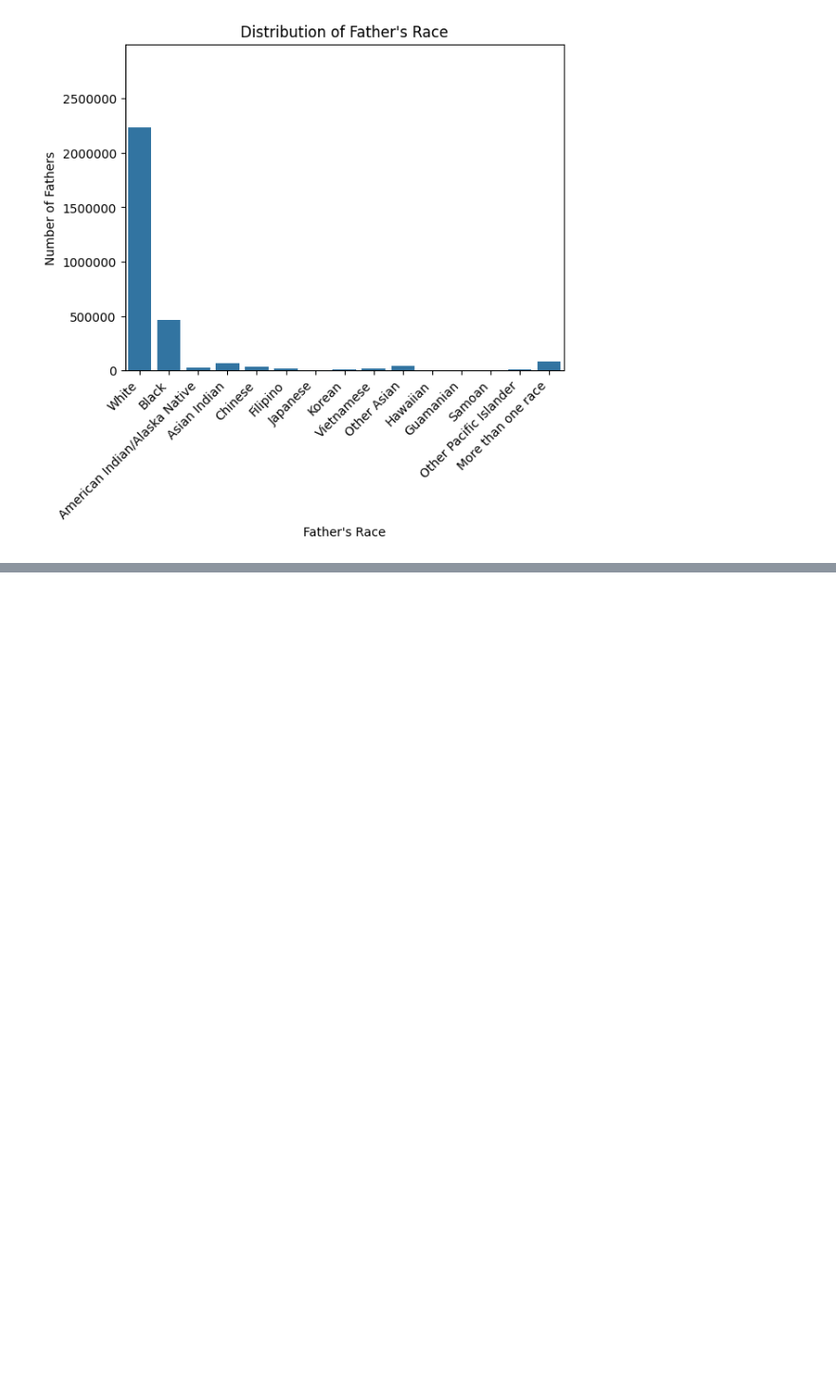
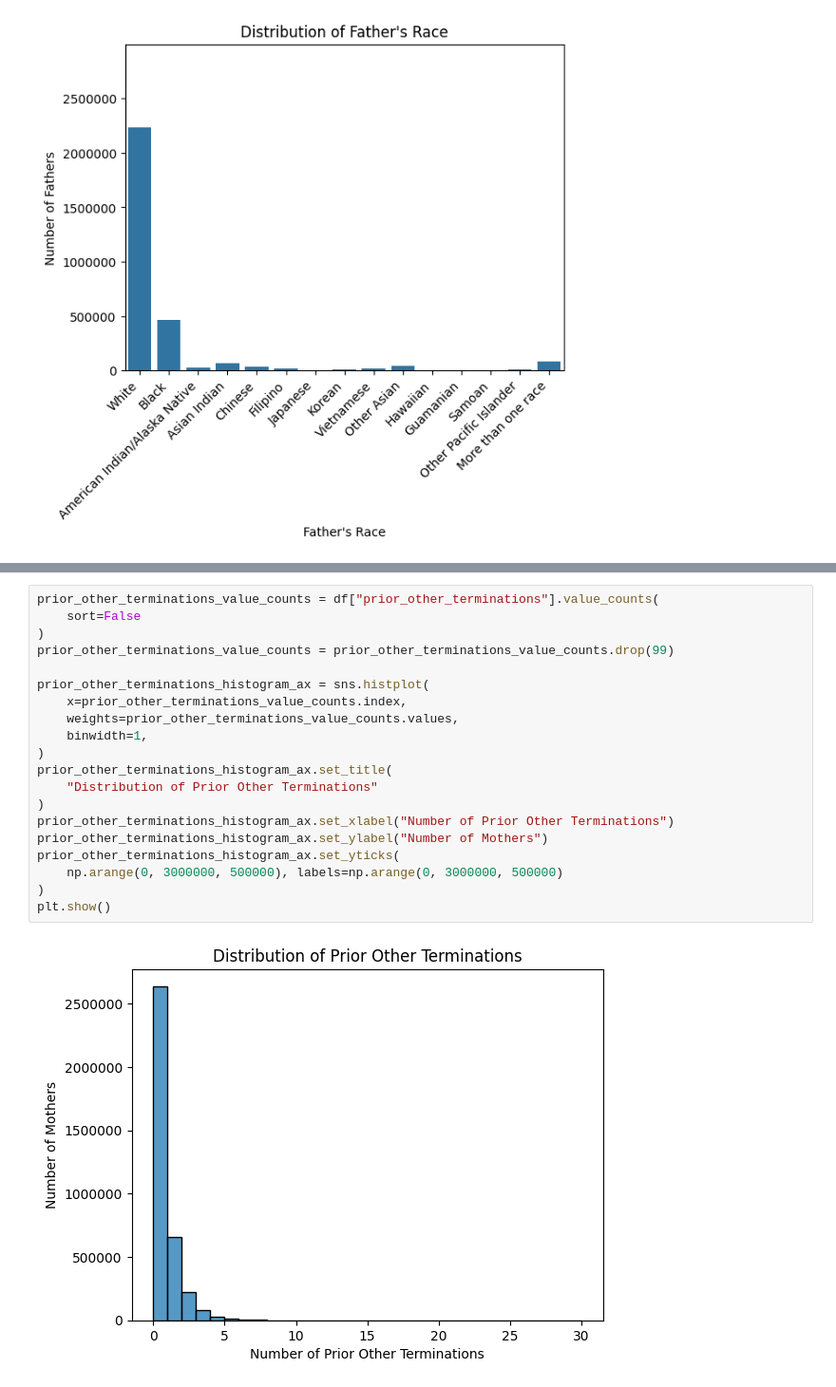
Before and after one commit to shroommu/natality-stats, a Jupyter notebook: dev/notebooks/exploratory/02_visualizations.ipynb, the cells around one changed output, grey strips where cells are left out. Shown at 95% size. Saved outputs shown, nothing was run; the diff lists cells and outputs as text; blank space fills up the shorter version.

```diff
--- a/dev/notebooks/exploratory/02_visualizations.ipynb
+++ b/dev/notebooks/exploratory/02_visualizations.ipynb
@@ -241,0 +244,22 @@ plt.show()
+# %%
+prior_other_terminations_value_counts = df["prior_other_terminations"].value_counts(
+    sort=False
+)
+prior_other_terminations_value_counts = prior_other_terminations_value_counts.drop(99)
+
+prior_other_terminations_histogram_ax = sns.histplot(
+    x=prior_other_terminations_value_counts.index,
+    weights=prior_other_terminations_value_counts.values,
+    binwidth=1,
+)
+prior_other_terminations_histogram_ax.set_title(
+    "Distribution of Prior Other Terminations"
+)
+prior_other_terminations_histogram_ax.set_xlabel("Number of Prior Other Terminations")
+prior_other_terminations_histogram_ax.set_ylabel("Number of Mothers")
+prior_other_terminations_histogram_ax.set_yticks(
+    np.arange(0, 3000000, 500000), labels=np.arange(0, 3000000, 500000)
+)
+plt.show()
+# %% [output]
+[figure, added]
```
Also changed, not shown: parts of 20 cells of this notebook.
